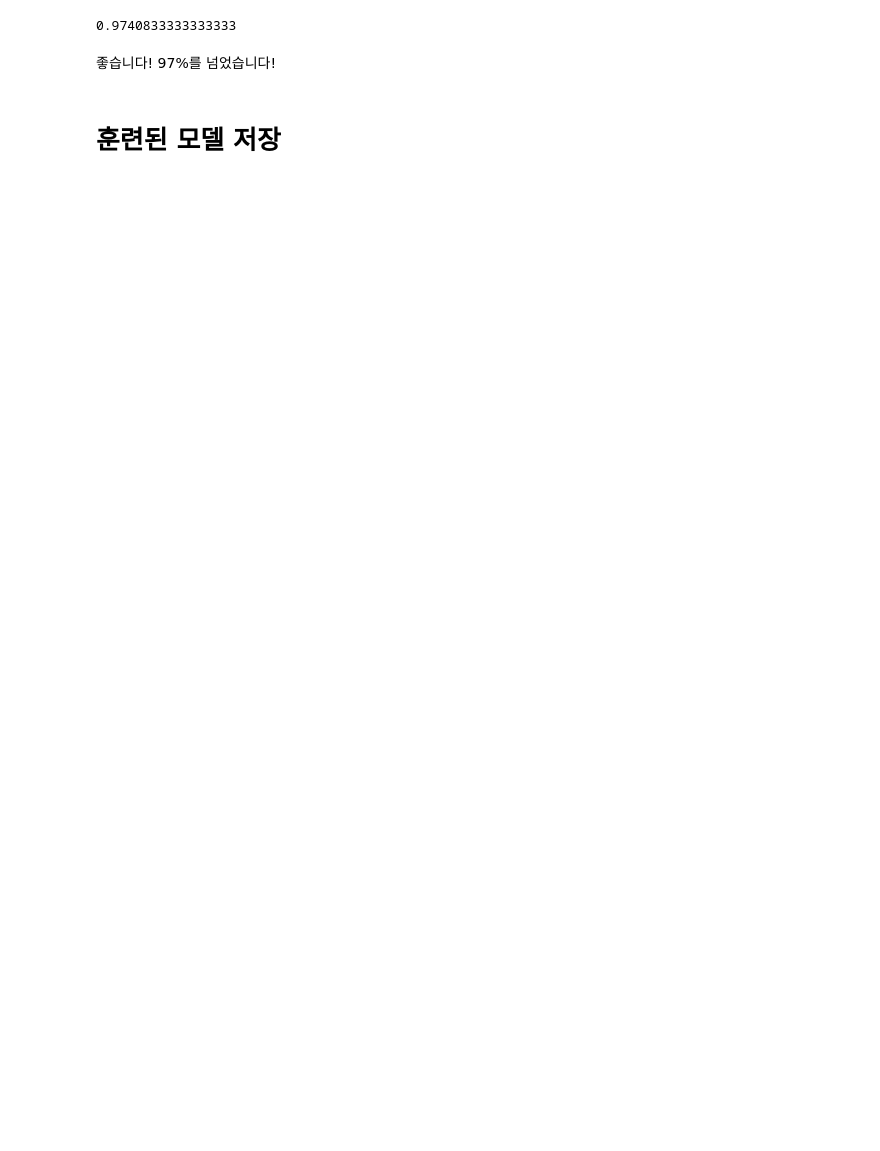
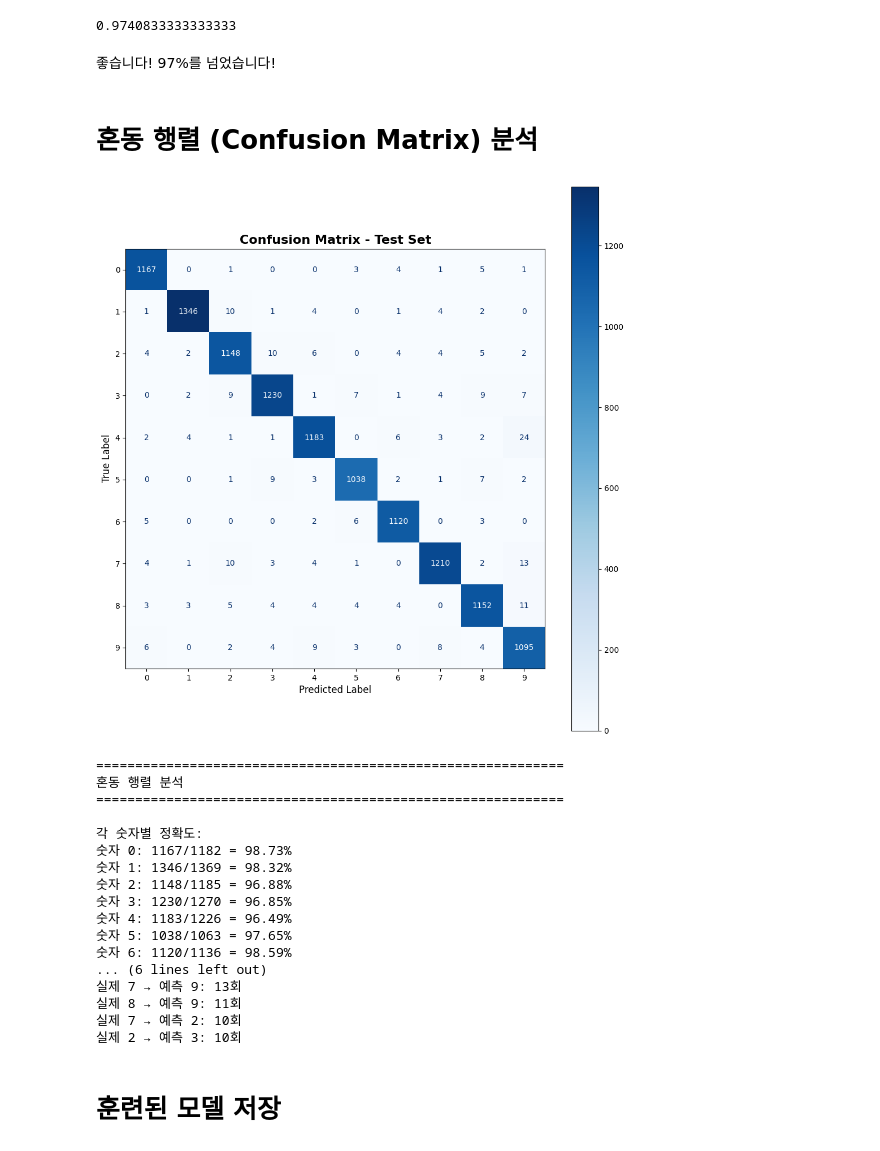
Before and after one commit to Cha-pagetti/ML_Project, a Jupyter notebook: classify/mnist_train.ipynb, the cells around one changed output. Saved outputs shown, nothing was run; the diff lists cells and outputs as text; code cells hidden in the pictures; blank space fills up the shorter version.

```diff
--- a/classify/mnist_train.ipynb
+++ b/classify/mnist_train.ipynb
@@ -265,6 +270,65 @@ Test Accuracy: 0.9741
 0.9740833333333333
 # %% [markdown]
 좋습니다! 97%를 넘었습니다!
+# %% [markdown]
+# 혼동 행렬 (Confusion Matrix) 분석
+# %%
+from sklearn.metrics import confusion_matrix, ConfusionMatrixDisplay
+
+# 혼동 행렬 계산
+cm = confusion_matrix(y_test, y_test_pred)
+
+# 혼동 행렬 시각화
+fig, ax = plt.subplots(figsize=(10, 10))
+disp = ConfusionMatrixDisplay(confusion_matrix=cm, display_labels=range(10))
+disp.plot(cmap='Blues', ax=ax, values_format='d')
+plt.title('Confusion Matrix - Test Set', fontsize=16, fontweight='bold')
+plt.xlabel('Predicted Label', fontsize=12)
+plt.ylabel('True Label', fontsize=12)
+plt.tight_layout()
+plt.show()
+
+# 혼동 행렬 통계 출력
+print("=" * 60)
+print("혼동 행렬 분석")
+print("=" * 60)
+print(f"\n각 숫자별 정확도:")
+for digit in range(10):
+    correct = cm[digit, digit]
+    total = cm[digit, :].sum()
+    accuracy = correct / total * 100
+    print(f"숫자 {digit}: {correct}/{total} = {accuracy:.2f}%")
+
+# 가장 많이 혼동된 경우 찾기
+print(f"\n가장 많이 혼동된 경우 (Top 5):")
+confusion_pairs = []
+for i in range(10):
+    for j in range(10):
+        if i != j and cm[i, j] > 0:
+            confusion_pairs.append((cm[i, j], i, j))
+confusion_pairs.sort(reverse=True)
+
+for count, true_label, pred_label in confusion_pairs[:5]:
+    print(f"실제 {true_label} → 예측 {pred_label}: {count}회")
+# %% [output]
+[figure, added]
+============================================================
+혼동 행렬 분석
+============================================================
+
+각 숫자별 정확도:
+숫자 0: 1167/1182 = 98.73%
+숫자 1: 1346/1369 = 98.32%
+숫자 2: 1148/1185 = 96.88%
+숫자 3: 1230/1270 = 96.85%
+숫자 4: 1183/1226 = 96.49%
+숫자 5: 1038/1063 = 97.65%
+숫자 6: 1120/1136 = 98.59%
+... (6 lines left out)
+실제 7 → 예측 9: 13회
+실제 8 → 예측 9: 11회
+실제 7 → 예측 2: 10회
+실제 2 → 예측 3: 10회
 # %% [markdown]
 # 훈련된 모델 저장
 # %%
```
Also changed, not shown: parts of 4 cells of this notebook, 3 other files.
